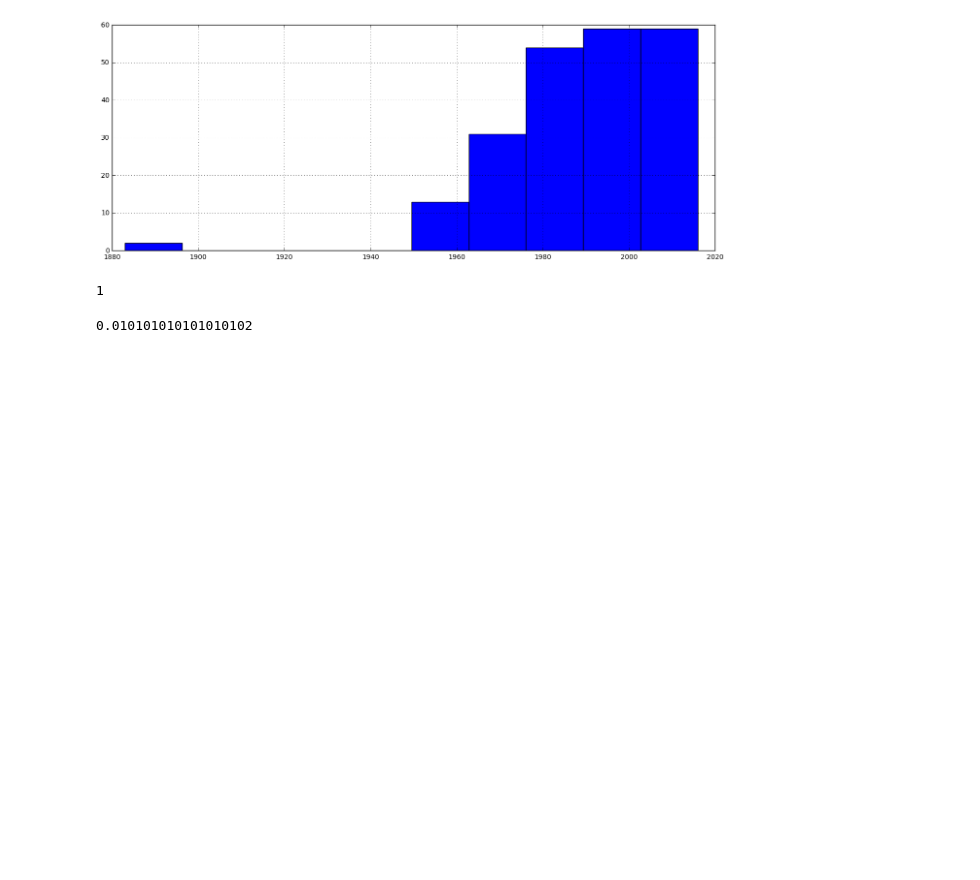
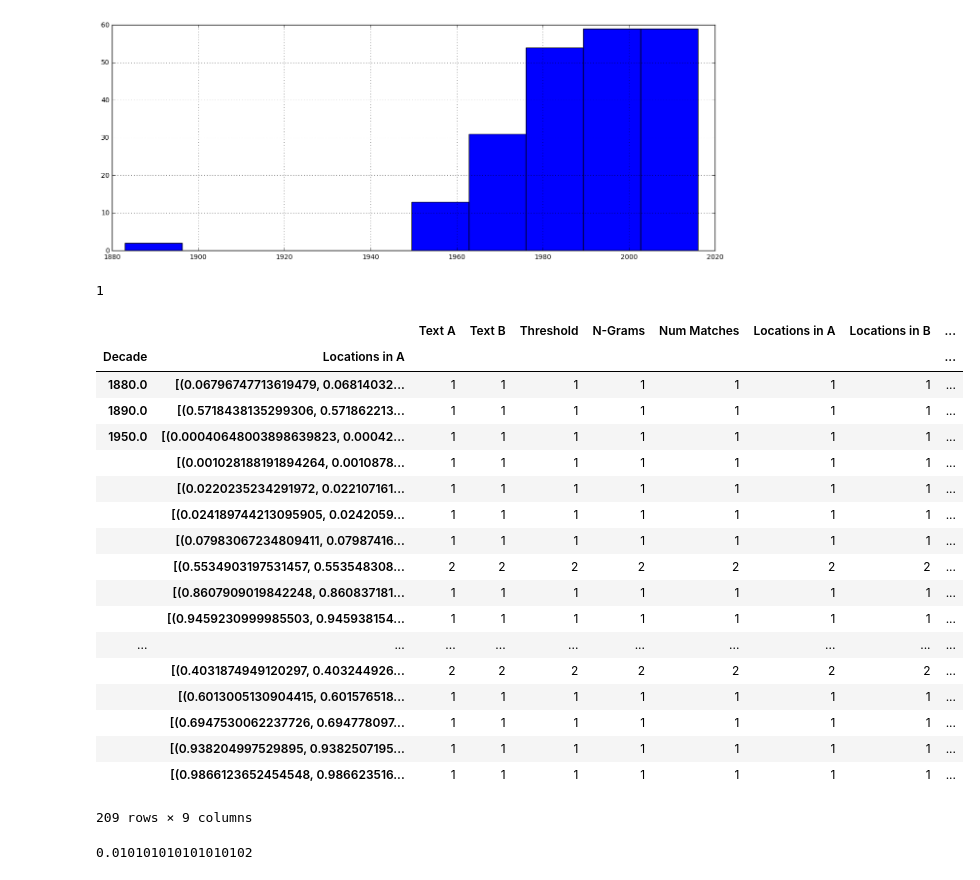
Before and after one commit to lit-mod-viz/middlemarch-critical-histories, a Jupyter notebook: experiment0-analysis.ipynb, the cells around one changed output. Drawn from its saved outputs; the diff is of its cells as text; code cells hidden in the pictures; blank space fills up the shorter version.

```diff
--- a/experiment0-analysis.ipynb
+++ b/experiment0-analysis.ipynb
@@ -55,6 +55,28 @@ l, h = (0, 1)
 h
 # %% [output]
 1
+# %%
+a.count()
+# %% [output]
+|  |  | Text A | Text B | Threshold | N-Grams | Num Matches | Locations in A | Locations in B | ... |
+| Decade | Locations in A |  |  |  |  |  |  |  | ... |
+| 1880.0 | [(0.06796747713619479, 0.06814032... | 1 | 1 | 1 | 1 | 1 | 1 | 1 | ... |
+| 1890.0 | [(0.5718438135299306, 0.571862213... | 1 | 1 | 1 | 1 | 1 | 1 | 1 | ... |
+| 1950.0 | [(0.00040648003898639823, 0.00042... | 1 | 1 | 1 | 1 | 1 | 1 | 1 | ... |
+|  | [(0.001028188191894264, 0.0010878... | 1 | 1 | 1 | 1 | 1 | 1 | 1 | ... |
+|  | [(0.0220235234291972, 0.022107161... | 1 | 1 | 1 | 1 | 1 | 1 | 1 | ... |
+|  | [(0.024189744213095905, 0.0242059... | 1 | 1 | 1 | 1 | 1 | 1 | 1 | ... |
+|  | [(0.07983067234809411, 0.07987416... | 1 | 1 | 1 | 1 | 1 | 1 | 1 | ... |
+|  | [(0.5534903197531457, 0.553548308... | 2 | 2 | 2 | 2 | 2 | 2 | 2 | ... |
+|  | [(0.8607909019842248, 0.860837181... | 1 | 1 | 1 | 1 | 1 | 1 | 1 | ... |
+|  | [(0.9459230999985503, 0.945938154... | 1 | 1 | 1 | 1 | 1 | 1 | 1 | ... |
+| ... | ... | ... | ... | ... | ... | ... | ... | ... | ... |
+|  | [(0.4031874949120297, 0.403244926... | 2 | 2 | 2 | 2 | 2 | 2 | 2 | ... |
+|  | [(0.6013005130904415, 0.601576518... | 1 | 1 | 1 | 1 | 1 | 1 | 1 | ... |
+|  | [(0.6947530062237726, 0.694778097... | 1 | 1 | 1 | 1 | 1 | 1 | 1 | ... |
+|  | [(0.938204997529895, 0.9382507195... | 1 | 1 | 1 | 1 | 1 | 1 | 1 | ... |
+|  | [(0.9866123652454548, 0.986623516... | 1 | 1 | 1 | 1 | 1 | 1 | 1 | ... |
+209 rows × 9 columns
 # %%
 bigList = []
 for item in df['Locations in A']:
```
